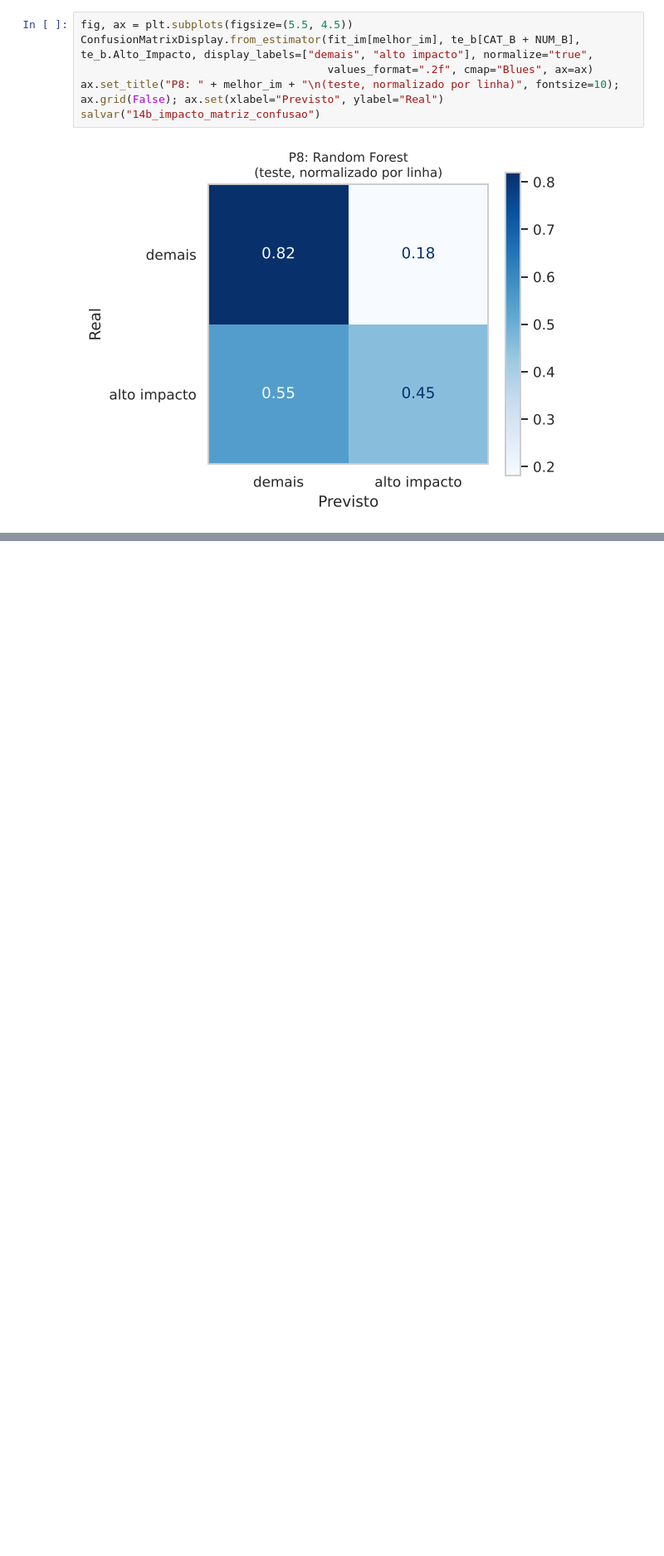
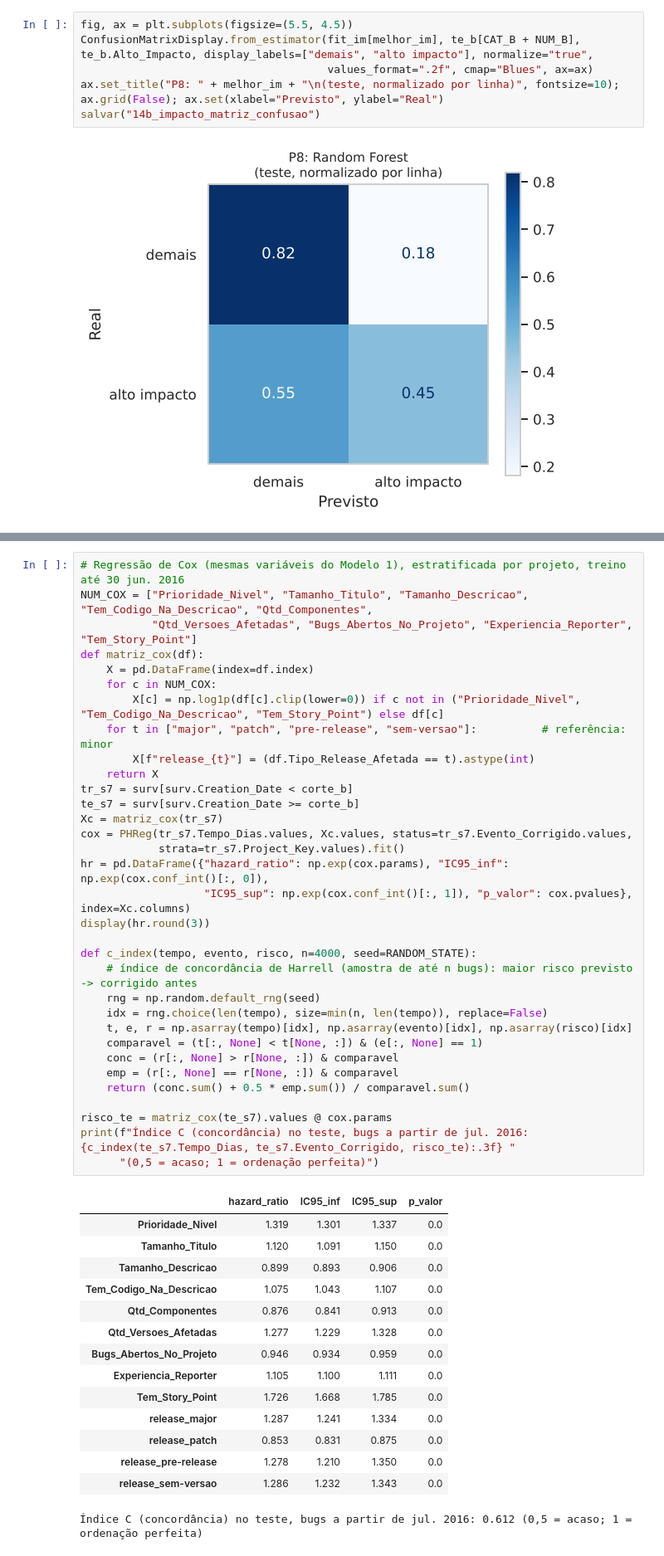
Before and after one commit to alineosilveira/tcc-governanca-operacional-ml, a Jupyter notebook: TCC_Analise_e_Modelos.ipynb, the cells around one changed output, grey strips where cells are left out. Shown at 83% size. Saved outputs shown, nothing was run; the diff lists cells and outputs as text; blank space fills up the shorter version.

```diff
--- a/TCC_Analise_e_Modelos.ipynb
+++ b/TCC_Analise_e_Modelos.ipynb
@@ -854,0 +966,49 @@ salvar("14b_impacto_matriz_confusao")
+# %%
+# Regressão de Cox (mesmas variáveis do Modelo 1), estratificada por projeto, treino até 30 jun. 2016
+NUM_COX = ["Prioridade_Nivel", "Tamanho_Titulo", "Tamanho_Descricao", "Tem_Codigo_Na_Descricao", "Qtd_Componentes",
+           "Qtd_Versoes_Afetadas", "Bugs_Abertos_No_Projeto", "Experiencia_Reporter", "Tem_Story_Point"]
+def matriz_cox(df):
+    X = pd.DataFrame(index=df.index)
+    for c in NUM_COX:
+        X[c] = np.log1p(df[c].clip(lower=0)) if c not in ("Prioridade_Nivel", "Tem_Codigo_Na_Descricao", "Tem_Story_Point") else df[c]
+    for t in ["major", "patch", "pre-release", "sem-versao"]:          # referência: minor
+        X[f"release_{t}"] = (df.Tipo_Release_Afetada == t).astype(int)
+    return X
+tr_s7 = surv[surv.Creation_Date < corte_b]
+te_s7 = surv[surv.Creation_Date >= corte_b]
+Xc = matriz_cox(tr_s7)
+cox = PHReg(tr_s7.Tempo_Dias.values, Xc.values, status=tr_s7.Evento_Corrigido.values,
+            strata=tr_s7.Project_Key.values).fit()
+hr = pd.DataFrame({"hazard_ratio": np.exp(cox.params), "IC95_inf": np.exp(cox.conf_int()[:, 0]),
+                   "IC95_sup": np.exp(cox.conf_int()[:, 1]), "p_valor": cox.pvalues}, index=Xc.columns)
+display(hr.round(3))
+
+def c_index(tempo, evento, risco, n=4000, seed=RANDOM_STATE):
+    # índice de concordância de Harrell (amostra de até n bugs): maior risco previsto -> corrigido antes
+    rng = np.random.default_rng(seed)
+    idx = rng.choice(len(tempo), size=min(n, len(tempo)), replace=False)
+    t, e, r = np.asarray(tempo)[idx], np.asarray(evento)[idx], np.asarray(risco)[idx]
+    comparavel = (t[:, None] < t[None, :]) & (e[:, None] == 1)
+    conc = (r[:, None] > r[None, :]) & comparavel
+    emp = (r[:, None] == r[None, :]) & comparavel
+    return (conc.sum() + 0.5 * emp.sum()) / comparavel.sum()
+
+risco_te = matriz_cox(te_s7).values @ cox.params
+print(f"Índice C (concordância) no teste, bugs a partir de jul. 2016: {c_index(te_s7.Tempo_Dias, te_s7.Evento_Corrigido, risco_te):.3f} "
+      "(0,5 = acaso; 1 = ordenação perfeita)")
+# %% [output]
+|  | hazard_ratio | IC95_inf | IC95_sup | p_valor |
+| Prioridade_Nivel | 1.319 | 1.301 | 1.337 | 0.0 |
+| Tamanho_Titulo | 1.120 | 1.091 | 1.150 | 0.0 |
+| Tamanho_Descricao | 0.899 | 0.893 | 0.906 | 0.0 |
+| Tem_Codigo_Na_Descricao | 1.075 | 1.043 | 1.107 | 0.0 |
+| Qtd_Componentes | 0.876 | 0.841 | 0.913 | 0.0 |
+| Qtd_Versoes_Afetadas | 1.277 | 1.229 | 1.328 | 0.0 |
+| Bugs_Abertos_No_Projeto | 0.946 | 0.934 | 0.959 | 0.0 |
+| Experiencia_Reporter | 1.105 | 1.100 | 1.111 | 0.0 |
+| Tem_Story_Point | 1.726 | 1.668 | 1.785 | 0.0 |
+| release_major | 1.287 | 1.241 | 1.334 | 0.0 |
+| release_patch | 0.853 | 0.831 | 0.875 | 0.0 |
+| release_pre-release | 1.278 | 1.210 | 1.350 | 0.0 |
+| release_sem-versao | 1.286 | 1.232 | 1.343 | 0.0 |
+Índice C (concordância) no teste, bugs a partir de jul. 2016: 0.612 (0,5 = acaso; 1 = ordenação perfeita)
```
Also changed, not shown: parts of 14 cells of this notebook, 28 other files.
